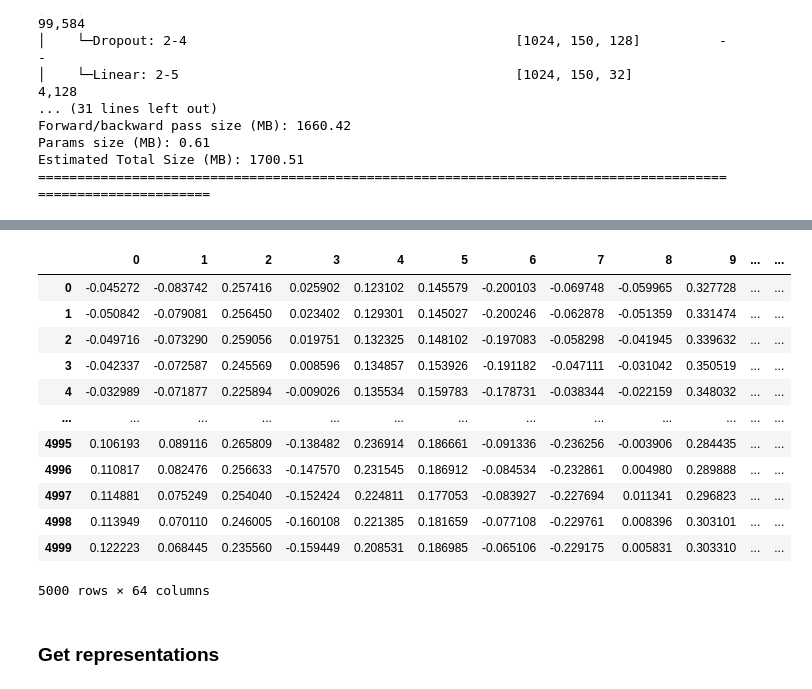
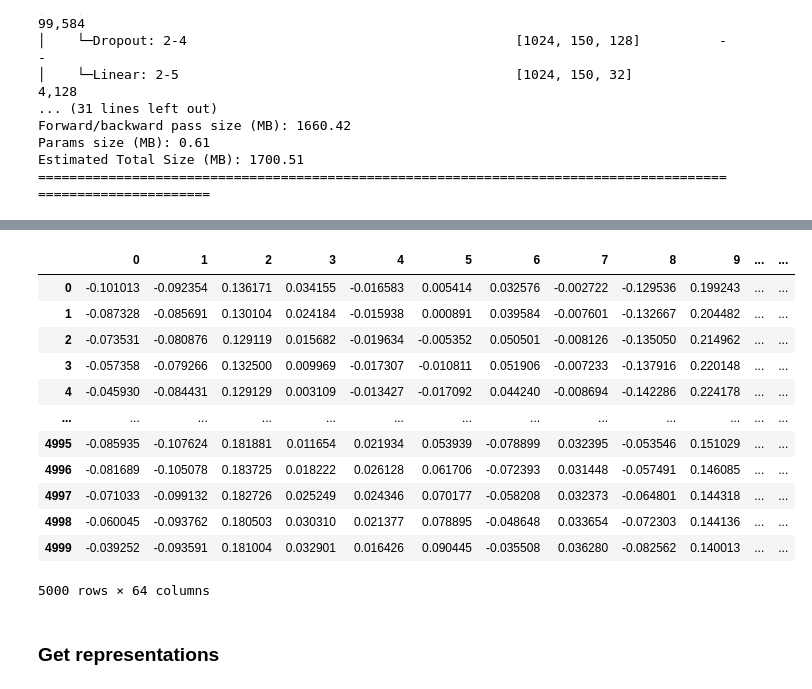
Before and after one commit to ajaye2/TS-FM, a Jupyter notebook: experiments.ipynb, the cells around one changed output, grey strips where cells are left out. Saved outputs shown, nothing was run; the diff lists cells and outputs as text; code cells hidden in the pictures.

```diff
--- a/experiments.ipynb
+++ b/experiments.ipynb
@@ -335,0 +413,25 @@ tsfm.load(model_path, )
+# %%
+
+WARMUP_BATCH_SIZE = 512
+WARMUP_EPOCHS     = 35
+LR                = 1e-4
+
+for key in data_dict_test.keys():
+    warmup_config_kwargs = {}
+    if type(data_dict_test[key]) == dict:
+        data_shape = data_dict_test[key]['data'].shape[1:]
+    else:
+        data_shape = data_dict_test[key].shape[1:]
+
+    warmup_config_kwargs[key] = {}
+    warmup_config_kwargs[key]["batch_size"] = WARMUP_BATCH_SIZE
+    warmup_config_kwargs[key]["input_channels"] = data_dict_test[key]['data'].shape[-1] if type(data_dict_test[key])==dict else data_dict_test[key].shape[-1]
+    warmup_config_kwargs[key]["timesteps"] = data_dict_test[key]['data'].shape[1] if type(data_dict_test[key])==dict else data_dict_test[key].shape[1]
+    warmup_config_kwargs[key]["data_set_type"] = ImputationDataset
+    warmup_config_kwargs[key]["n_epochs"] = WARMUP_EPOCHS
+    warmup_config_kwargs[key]["lr"] = LR
+    warmup_config_kwargs[key]["kwargs"] = {
+        "verbose": False
+    }
+
+    tsfm.add_dataset( key, data_shape, data_dict_test[key],  warmup_config_kwargs = warmup_config_kwargs, shuffle=True)
@@ -336,22 +456,22 @@ tsfm.load(model_path, )
 # %%
-dataset_name = 'dataset_btc'
-inputs       = data_dict[dataset_name][:5000]
-repr         = tsfm.encode(inputs, 128, dataset_name)
+dataset_name = 'dataset_avax'
+inputs       = data_dict_test[dataset_name][:5000]
+repr         = tsfm.encode(inputs, 512, dataset_name)
 pd.DataFrame( repr.numpy() )#[20].plot()
 # TODO: Number of representations should be equal to the set amount of dimensions in the encoder layer
 # %% [output]
 |  | 0 | 1 | 2 | 3 | 4 | 5 | 6 | 7 | 8 | 9 | ... | ... |
-| 0 | -0.045272 | -0.083742 | 0.257416 | 0.025902 | 0.123102 | 0.145579 | -0.200103 | -0.069748 | -0.059965 | 0.327728 | ... | ... |
-| 1 | -0.050842 | -0.079081 | 0.256450 | 0.023402 | 0.129301 | 0.145027 | -0.200246 | -0.062878 | -0.051359 | 0.331474 | ... | ... |
-| 2 | -0.049716 | -0.073290 | 0.259056 | 0.019751 | 0.132325 | 0.148102 | -0.197083 | -0.058298 | -0.041945 | 0.339632 | ... | ... |
-| 3 | -0.042337 | -0.072587 | 0.245569 | 0.008596 | 0.134857 | 0.153926 | -0.191182 | -0.047111 | -0.031042 | 0.350519 | ... | ... |
-| 4 | -0.032989 | -0.071877 | 0.225894 | -0.009026 | 0.135534 | 0.159783 | -0.178731 | -0.038344 | -0.022159 | 0.348032 | ... | ... |
+| 0 | -0.101013 | -0.092354 | 0.136171 | 0.034155 | -0.016583 | 0.005414 | 0.032576 | -0.002722 | -0.129536 | 0.199243 | ... | ... |
+| 1 | -0.087328 | -0.085691 | 0.130104 | 0.024184 | -0.015938 | 0.000891 | 0.039584 | -0.007601 | -0.132667 | 0.204482 | ... | ... |
+| 2 | -0.073531 | -0.080876 | 0.129119 | 0.015682 | -0.019634 | -0.005352 | 0.050501 | -0.008126 | -0.135050 | 0.214962 | ... | ... |
+| 3 | -0.057358 | -0.079266 | 0.132500 | 0.009969 | -0.017307 | -0.010811 | 0.051906 | -0.007233 | -0.137916 | 0.220148 | ... | ... |
+| 4 | -0.045930 | -0.084431 | 0.129129 | 0.003109 | -0.013427 | -0.017092 | 0.044240 | -0.008694 | -0.142286 | 0.224178 | ... | ... |
 | ... | ... | ... | ... | ... | ... | ... | ... | ... | ... | ... | ... | ... |
-| 4995 | 0.106193 | 0.089116 | 0.265809 | -0.138482 | 0.236914 | 0.186661 | -0.091336 | -0.236256 | -0.003906 | 0.284435 | ... | ... |
-| 4996 | 0.110817 | 0.082476 | 0.256633 | -0.147570 | 0.231545 | 0.186912 | -0.084534 | -0.232861 | 0.004980 | 0.289888 | ... | ... |
-| 4997 | 0.114881 | 0.075249 | 0.254040 | -0.152424 | 0.224811 | 0.177053 | -0.083927 | -0.227694 | 0.011341 | 0.296823 | ... | ... |
-| 4998 | 0.113949 | 0.070110 | 0.246005 | -0.160108 | 0.221385 | 0.181659 | -0.077108 | -0.229761 | 0.008396 | 0.303101 | ... | ... |
-| 4999 | 0.122223 | 0.068445 | 0.235560 | -0.159449 | 0.208531 | 0.186985 | -0.065106 | -0.229175 | 0.005831 | 0.303310 | ... | ... |
+| 4995 | -0.085935 | -0.107624 | 0.181881 | 0.011654 | 0.021934 | 0.053939 | -0.078899 | 0.032395 | -0.053546 | 0.151029 | ... | ... |
+| 4996 | -0.081689 | -0.105078 | 0.183725 | 0.018222 | 0.026128 | 0.061706 | -0.072393 | 0.031448 | -0.057491 | 0.146085 | ... | ... |
+| 4997 | -0.071033 | -0.099132 | 0.182726 | 0.025249 | 0.024346 | 0.070177 | -0.058208 | 0.032373 | -0.064801 | 0.144318 | ... | ... |
+| 4998 | -0.060045 | -0.093762 | 0.180503 | 0.030310 | 0.021377 | 0.078895 | -0.048648 | 0.033654 | -0.072303 | 0.144136 | ... | ... |
+| 4999 | -0.039252 | -0.093591 | 0.181004 | 0.032901 | 0.016426 | 0.090445 | -0.035508 | 0.036280 | -0.082562 | 0.140013 | ... | ... |
 5000 rows × 64 columns
 # %% [markdown]
 ### Get representations
```
Also changed, not shown: parts of 16 cells of this notebook, 3 other files.
